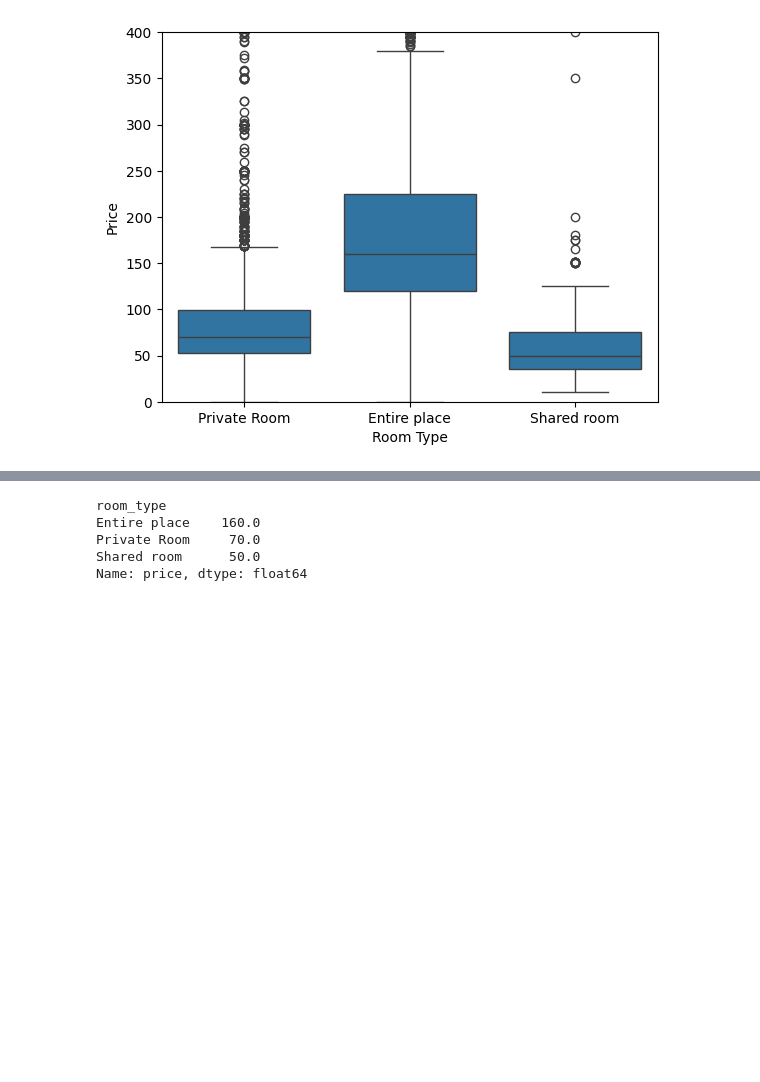
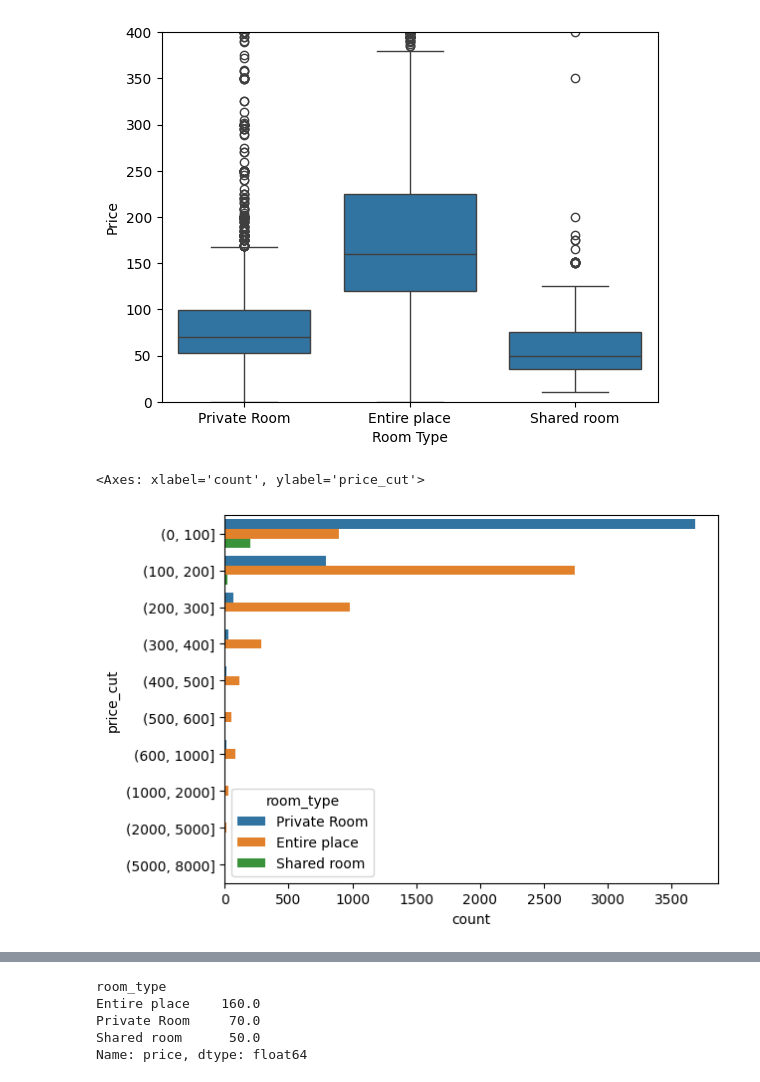
Before and after one commit to kingb6/Data_Preprocessing_Report, a Jupyter notebook: Cleaning_Data_in_Python_live_session.ipynb, the cells around one changed output, grey strips where cells are left out. Saved outputs shown, nothing was run; the diff lists cells and outputs as text; code cells hidden in the pictures; blank space fills up the shorter version.

```diff
--- a/Cleaning_Data_in_Python_live_session.ipynb
+++ b/Cleaning_Data_in_Python_live_session.ipynb
@@ -575,3 +575,15 @@ plt.ylabel('Price')
 plt.show()
 # %% [output]
 [figure]
+# %%
+airbnb['price_cat'] = pd.cut(
+    airbnb['price'],
+    [0, 100, 200, 300, 400, 500, 600, 1000, 2000, 5000, 8000]
+)
+tab = pd.crosstab( airbnb['price_cat'],   # rows
+    airbnb['room_type']            # columns
+)
+sns.countplot(airbnb, y = "price_cat", hue = "room_type")
+# %% [output]
+<Axes: xlabel='count', ylabel='price_cut'>
+[figure, added]
```
Also changed, not shown: parts of 15 cells of this notebook.
